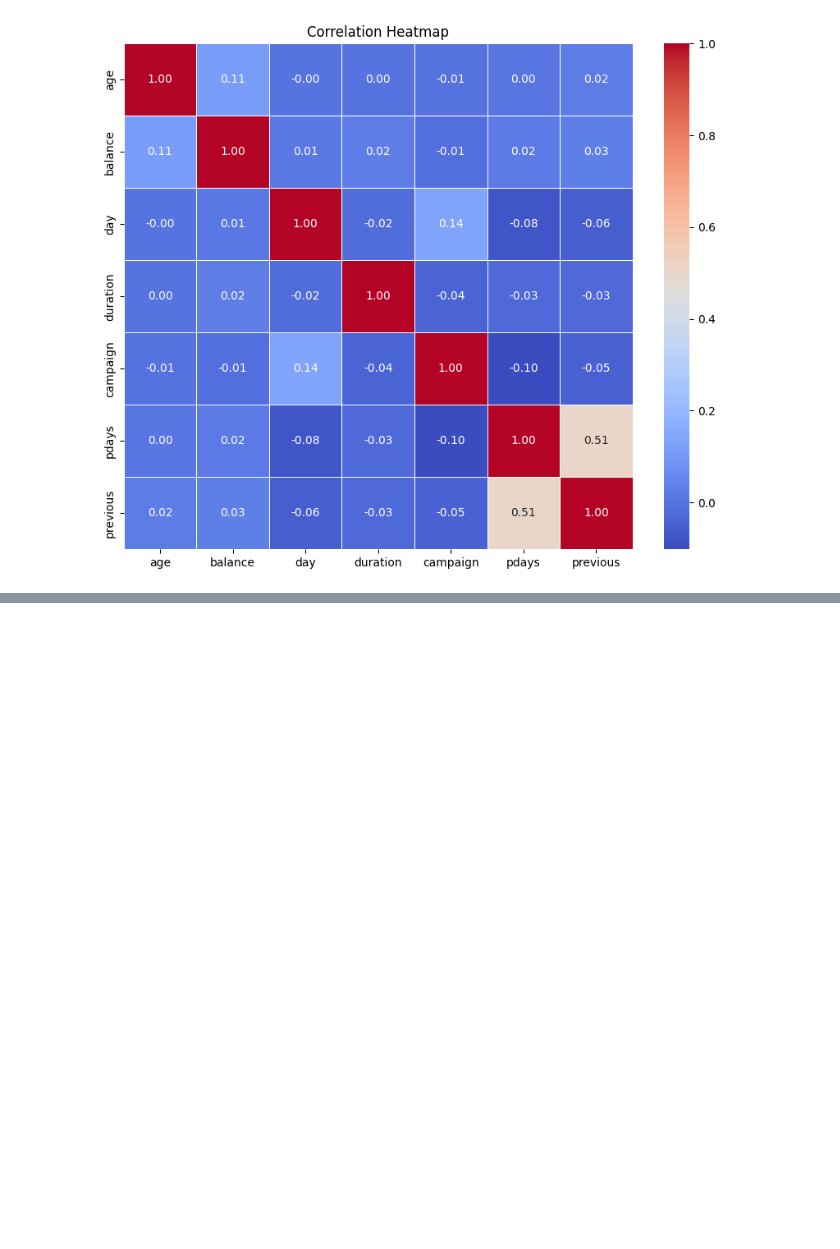
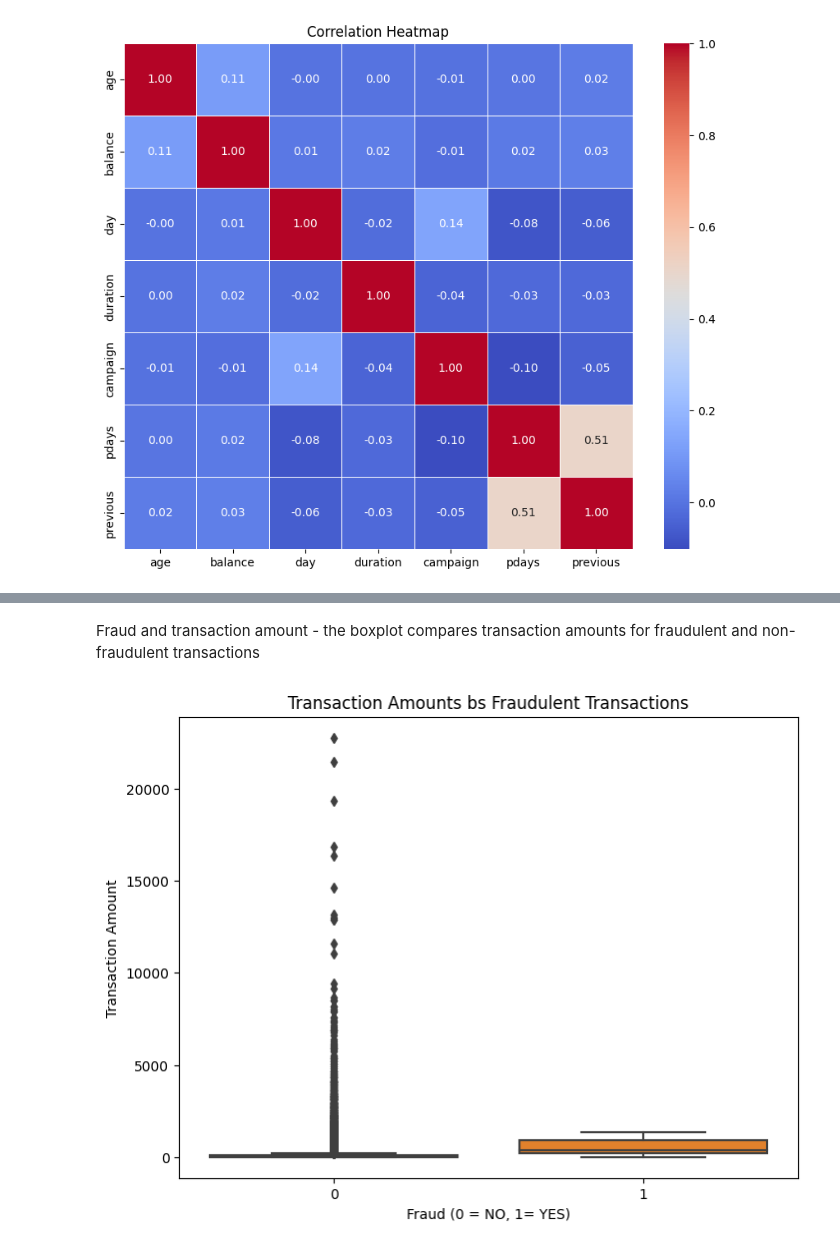
Before and after one commit to victormuuo07/PennyPal-System, a Jupyter notebook: pennypal-system.ipynb, the cells around one changed output, grey strips where cells are left out. Drawn from its saved outputs; the diff is of its cells as text; code cells hidden in the pictures; blank space fills up the shorter version.

```diff
--- a/pennypal-system.ipynb
+++ b/pennypal-system.ipynb
@@ -1010,0 +1100,12 @@ plt.show()
+# %% [markdown]
+Fraud and transaction amount - the boxplot compares transaction amounts for fraudulent and non-fraudulent transactions
+# %%
+# 3 . Fraud Distribution by transaction amount
+plt.figure(figsize=(8, 6))
+sns.boxplot(x='is_fraud', y='amt', data=df5)
+plt.title('Transaction Amounts bs Fraudulent Transactions')
+plt.xlabel('Fraud (0 = NO, 1= YES)')
+plt.ylabel('Transaction Amount')
+plt.show()
+# %% [output]
+[figure, added]
```
Also changed, not shown: parts of 27 cells of this notebook.
